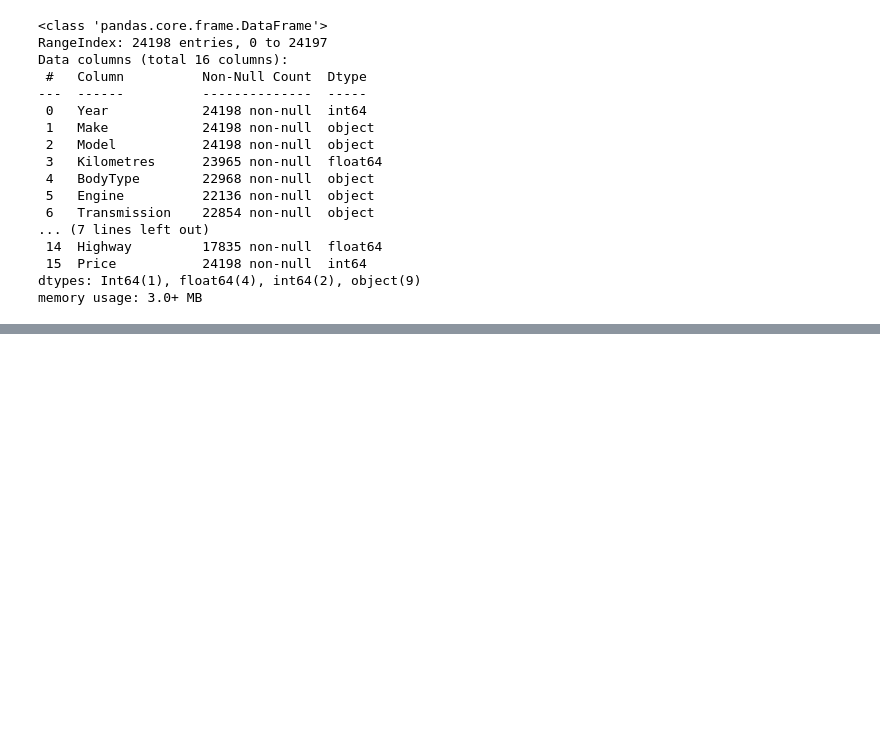
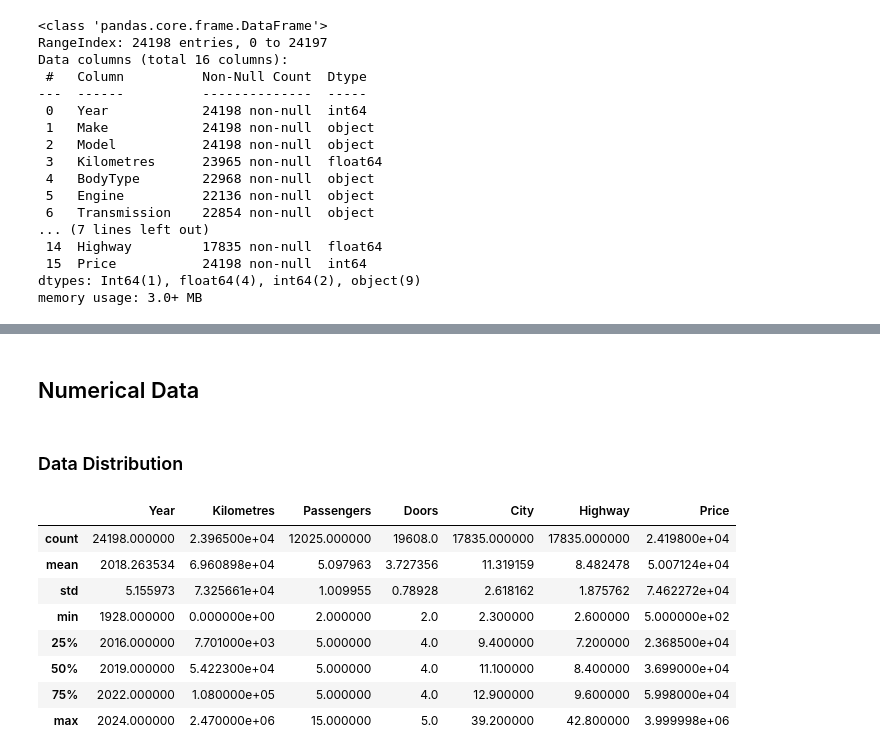
Before and after one commit to alfiannajih/used-vehicle-price-prediction, a Jupyter notebook: used_vehicle.ipynb, the cells around one changed output, grey strips where cells are left out. Saved outputs shown, nothing was run; the diff lists cells and outputs as text; code cells hidden in the pictures; blank space fills up the shorter version.

```diff
--- a/used_vehicle.ipynb
+++ b/used_vehicle.ipynb
@@ -311,0 +443,18 @@ memory usage: 3.0+ MB
+# %% [markdown]
+## Numerical Data
+# %% [markdown]
+### Data Distribution
+# %%
+full_num_data = full_data.select_dtypes(exclude='object')
+
+full_num_data.describe()
+# %% [output]
+|  | Year | Kilometres | Passengers | Doors | City | Highway | Price |
+| count | 24198.000000 | 2.396500e+04 | 12025.000000 | 19608.0 | 17835.000000 | 17835.000000 | 2.419800e+04 |
+| mean | 2018.263534 | 6.960898e+04 | 5.097963 | 3.727356 | 11.319159 | 8.482478 | 5.007124e+04 |
+| std | 5.155973 | 7.325661e+04 | 1.009955 | 0.78928 | 2.618162 | 1.875762 | 7.462272e+04 |
+| min | 1928.000000 | 0.000000e+00 | 2.000000 | 2.0 | 2.300000 | 2.600000 | 5.000000e+02 |
+| 25% | 2016.000000 | 7.701000e+03 | 5.000000 | 4.0 | 9.400000 | 7.200000 | 2.368500e+04 |
+| 50% | 2019.000000 | 5.422300e+04 | 5.000000 | 4.0 | 11.100000 | 8.400000 | 3.699000e+04 |
+| 75% | 2022.000000 | 1.080000e+05 | 5.000000 | 4.0 | 12.900000 | 9.600000 | 5.998000e+04 |
+| max | 2024.000000 | 2.470000e+06 | 15.000000 | 5.0 | 39.200000 | 42.800000 | 3.999998e+06 |
```
Also changed, not shown: parts of 19 cells of this notebook.
